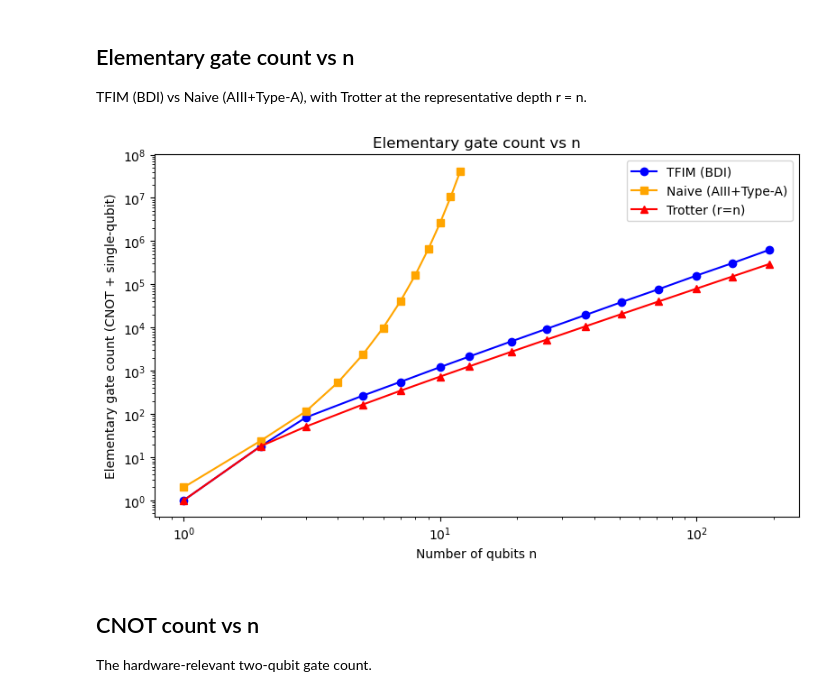
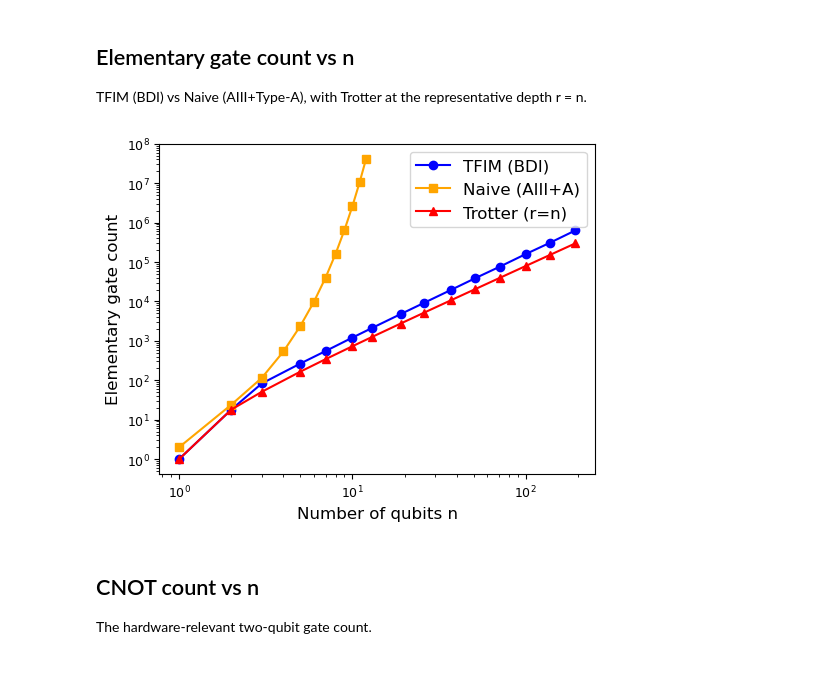
Before and after one commit to yangliu141/tfim-unitary-synthesis, a Jupyter notebook: Results/visualisations.ipynb, the cells around one changed output. Saved outputs shown, nothing was run; the diff lists cells and outputs as text; code cells hidden in the pictures; blank space fills up the shorter version.

Commit message:
Generated plots

```diff
--- a/Results/visualisations.ipynb
+++ b/Results/visualisations.ipynb
@@ -49,22 +71,30 @@ Naive   : 12 rows
 ## Elementary gate count vs n
 TFIM (BDI) vs Naive (AIII+Type-A), with Trotter at the representative depth r = n.
 # %%
-fig, ax = plt.subplots(figsize=(8, 5))
+plt.rcParams.update({
+    "font.size": 12,
+    "axes.labelsize": 12,
+    "xtick.labelsize": 9,
+    "ytick.labelsize": 9,
+    "legend.fontsize": 12,
+})
+
+scaling_factor = 1.5
+fig, ax = plt.subplots(figsize=(3.5*scaling_factor, 2.8*scaling_factor))
 
 ax.plot(tfim["n_qubits"], tfim["elementary_total"], "o-", color="blue", label="TFIM (BDI)")
-ax.plot(naive["n_qubits"], naive["elementary_total"], "s-", color="orange", label="Naive (AIII+Type-A)")
+ax.plot(naive["n_qubits"], naive["elementary_total"], "s-", color="orange", label="Naive (AIII+A)")
 ax.plot(trot_rep["n_qubits"], trot_rep["elementary_total"], "^-", color="red", label="Trotter (r=n)")
 ax.set_xlabel("Number of qubits n")
-ax.set_ylabel("Elementary gate count (CNOT + single-qubit)")
-ax.set_title("Elementary gate count vs n")
+ax.set_ylabel("Elementary gate count")
 ax.set_yscale("log")
 ax.set_xscale("log")
 ax.legend()
 plt.tight_layout()
 plt.savefig(os.path.join(results_dir, "gate_count_comparison.png"), dpi=150)
 plt.show()
 # %% [output]
-[figure, old version]
+[figure, new version]
 # %% [markdown]
 ## CNOT count vs n
 The hardware-relevant two-qubit gate count.
```
Also changed, not shown: parts of 10 cells of this notebook, 11 other files.
